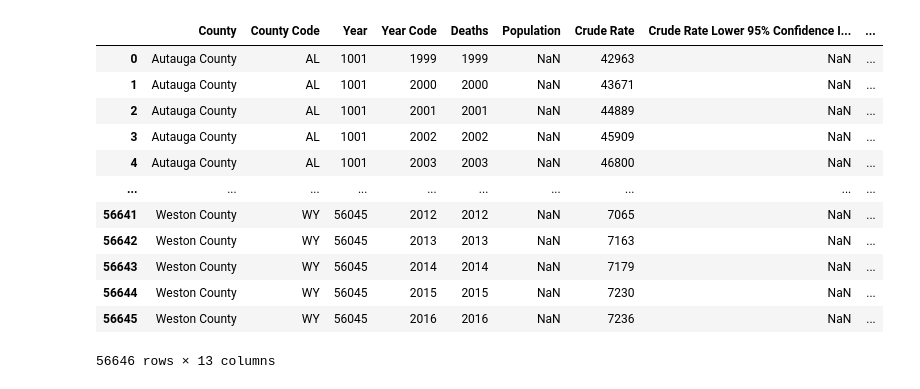
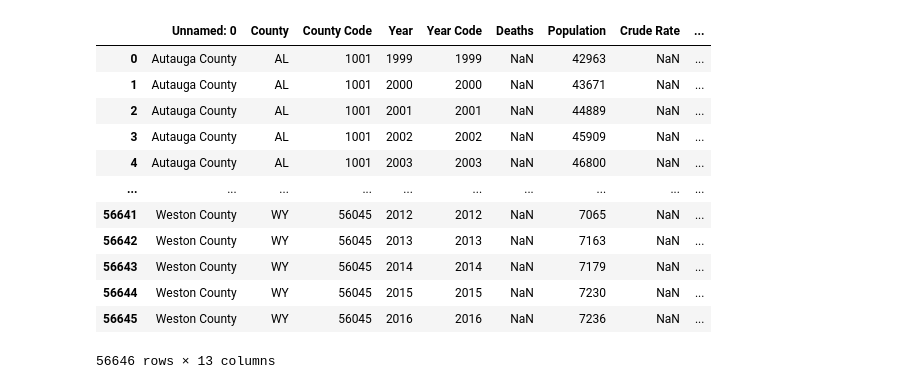
Before and after one commit to RaunakDune/vis-movement-covid-final, a Jupyter notebook: data_mod.ipynb, the cells around one changed output. Cells and saved outputs as stored; diff of their text form; code cells hidden in the pictures.

```diff
--- a/data_mod.ipynb
+++ b/data_mod.ipynb
@@ -2,21 +5,25 @@
 import pandas as pd
 pd.options.mode.chained_assignment = None
 # https://stackoverflow.com/questions/20625582/how-to-deal-with-settingwithcopywarning-in-pandas
-# %%
-covid = pd.read_csv("data\covid_deaths_monthly.csv")
-covid
-# %% [output]
-|  | County | County Code | Year | Year Code | Deaths | Population | Crude Rate | Crude Rate Lower 95% Confidence I... | ... |
-| 0 | Autauga County | AL | 1001 | 1999 | 1999 | NaN | 42963 | NaN | ... |
-| 1 | Autauga County | AL | 1001 | 2000 | 2000 | NaN | 43671 | NaN | ... |
-| 2 | Autauga County | AL | 1001 | 2001 | 2001 | NaN | 44889 | NaN | ... |
-| 3 | Autauga County | AL | 1001 | 2002 | 2002 | NaN | 45909 | NaN | ... |
-| 4 | Autauga County | AL | 1001 | 2003 | 2003 | NaN | 46800 | NaN | ... |
-| ... | ... | ... | ... | ... | ... | ... | ... | ... | ... |
-| 56641 | Weston County | WY | 56045 | 2012 | 2012 | NaN | 7065 | NaN | ... |
-| 56642 | Weston County | WY | 56045 | 2013 | 2013 | NaN | 7163 | NaN | ... |
-| 56643 | Weston County | WY | 56045 | 2014 | 2014 | NaN | 7179 | NaN | ... |
-| 56644 | Weston County | WY | 56045 | 2015 | 2015 | NaN | 7230 | NaN | ... |
-| 56645 | Weston County | WY | 56045 | 2016 | 2016 | NaN | 7236 | NaN | ... |
-56646 rows × 13 columns
+# %%
+covid = pd.read_csv("data/age_adjusted_death_rate_no_quotes.csv")
+MONTHS = ['January', 'February', 'March', 'April', 'May', 'June', 'July', 'August', 'September', 'October', 'November', 'December']
+# covid["County"] = (
+#     covid.County.map(str)
+# )
+covid
+# %% [output]
+|  | Unnamed: 0 | County | County Code | Year | Year Code | Deaths | Population | Crude Rate | ... |
+| 0 | Autauga County | AL | 1001 | 1999 | 1999 | NaN | 42963 | NaN | ... |
+| 1 | Autauga County | AL | 1001 | 2000 | 2000 | NaN | 43671 | NaN | ... |
+| 2 | Autauga County | AL | 1001 | 2001 | 2001 | NaN | 44889 | NaN | ... |
+| 3 | Autauga County | AL | 1001 | 2002 | 2002 | NaN | 45909 | NaN | ... |
+| 4 | Autauga County | AL | 1001 | 2003 | 2003 | NaN | 46800 | NaN | ... |
+| ... | ... | ... | ... | ... | ... | ... | ... | ... | ... |
+| 56641 | Weston County | WY | 56045 | 2012 | 2012 | NaN | 7065 | NaN | ... |
+| 56642 | Weston County | WY | 56045 | 2013 | 2013 | NaN | 7163 | NaN | ... |
+| 56643 | Weston County | WY | 56045 | 2014 | 2014 | NaN | 7179 | NaN | ... |
+| 56644 | Weston County | WY | 56045 | 2015 | 2015 | NaN | 7230 | NaN | ... |
+| 56645 | Weston County | WY | 56045 | 2016 | 2016 | NaN | 7236 | NaN | ... |
+56646 rows × 13 columns
 # %%
```
Also changed, not shown: parts of 6 cells of this notebook, 1 other file.
